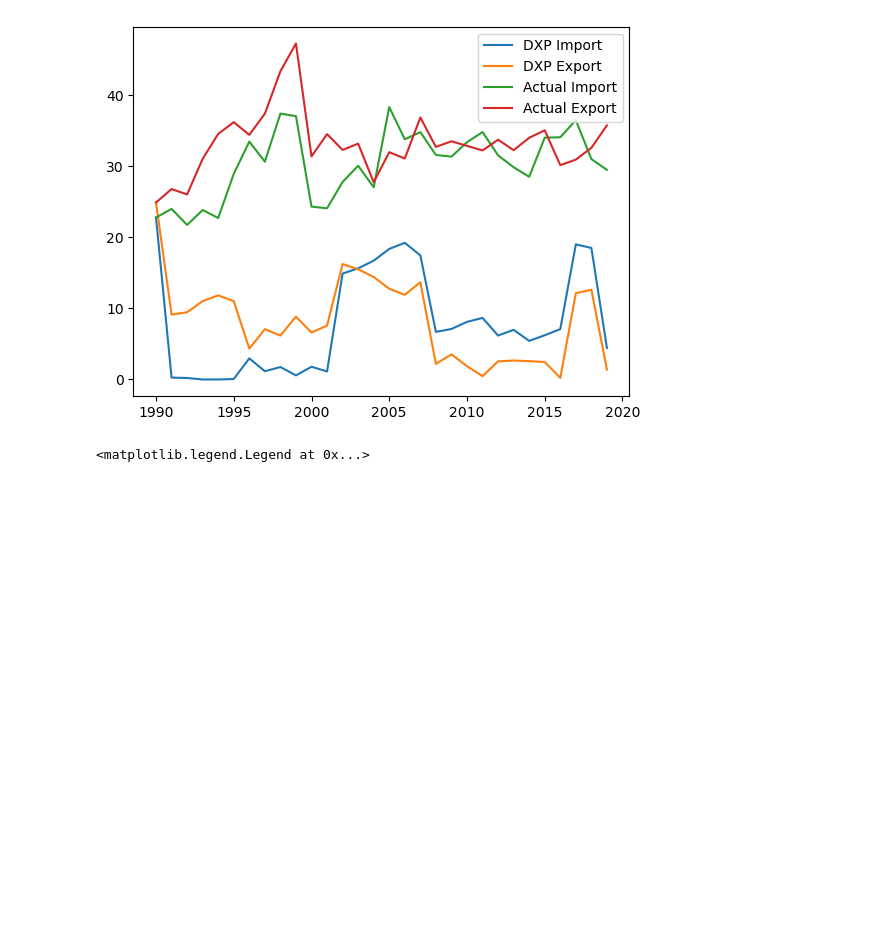
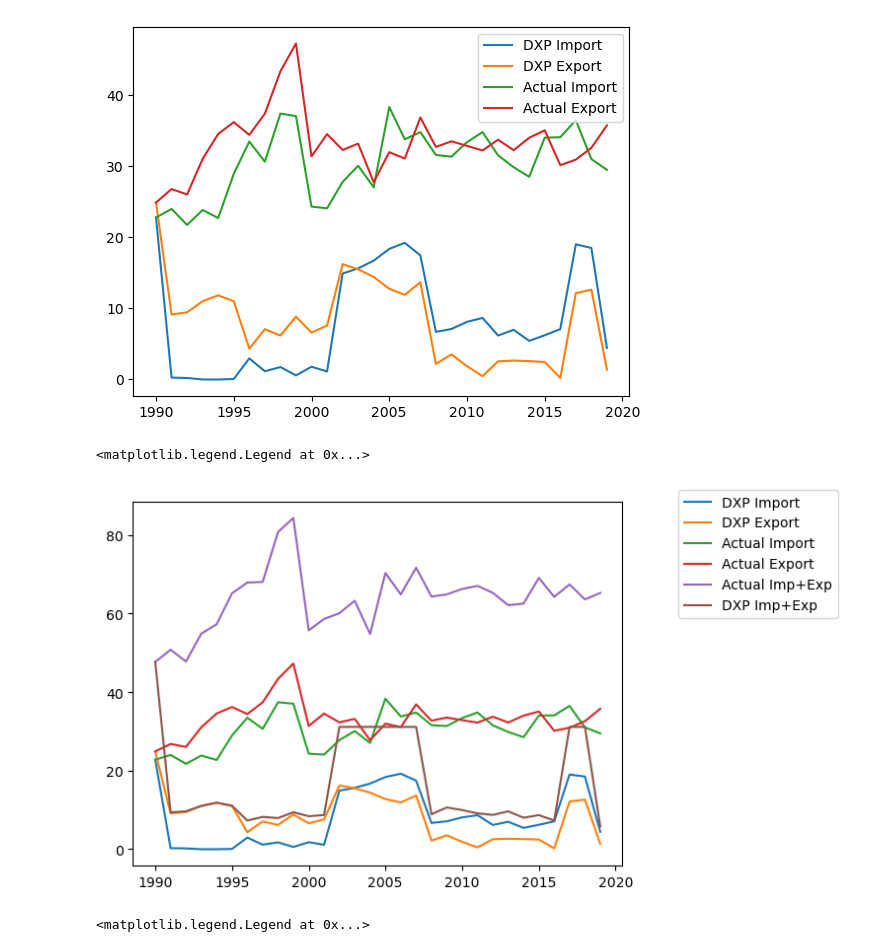
Before and after one commit to irm-codebase/RESTORE, a Jupyter notebook: playground.ipynb, the cells around one changed output. Cells and saved outputs as stored; diff of their text form; code cells hidden in the pictures; blank space fills up the shorter version.

```diff
--- a/playground.ipynb
+++ b/playground.ipynb
@@ -76,6 +76,14 @@ trade_cap.plot()
 # %% [output]
 <AxesSubplot:>
 [figure]
+# %%
+trade_cap["Actual Imp+Exp"] = trade_cap["Actual Import"] + trade_cap["Actual Export"]
+trade_cap["DXP Imp+Exp"] = trade_cap["DXP Import"] + trade_cap["DXP Export"]
+ax = trade_cap.plot.line()
+ax.legend(bbox_to_anchor=(1.1, 1.05))
+# %% [output]
+<matplotlib.legend.Legend at 0x...>
+[figure, added]
 # %%
 trade_cap["Max 'actual' trade capacity"] = tech_df.loc["Actual_capacity"]["Import"]*365*24/1000
 trade_cap["Actual Imp+Exp"] = trade_cap["Actual Import"] + trade_cap["Actual Export"]
```
Also changed, not shown: 6 other files.
